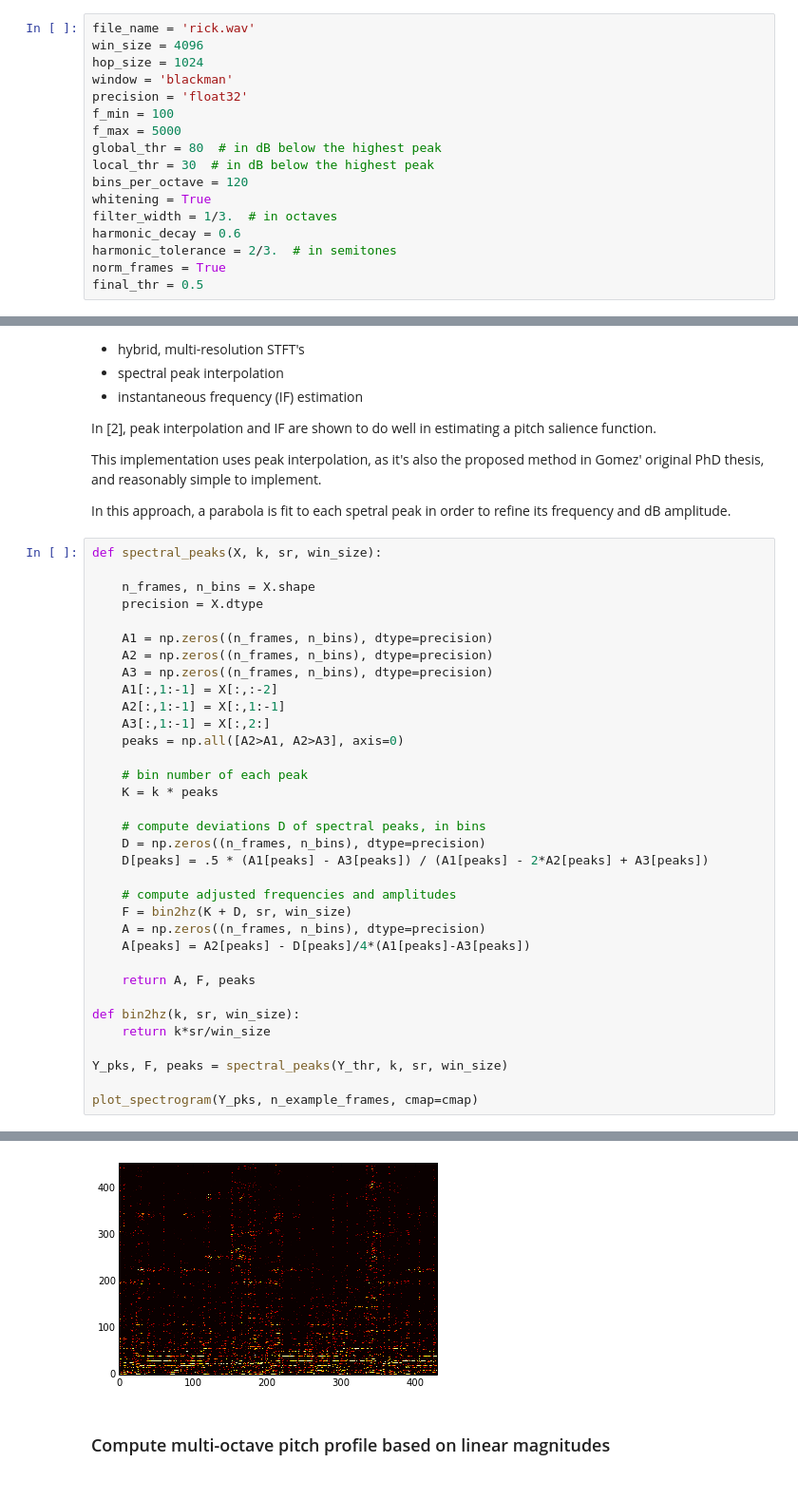
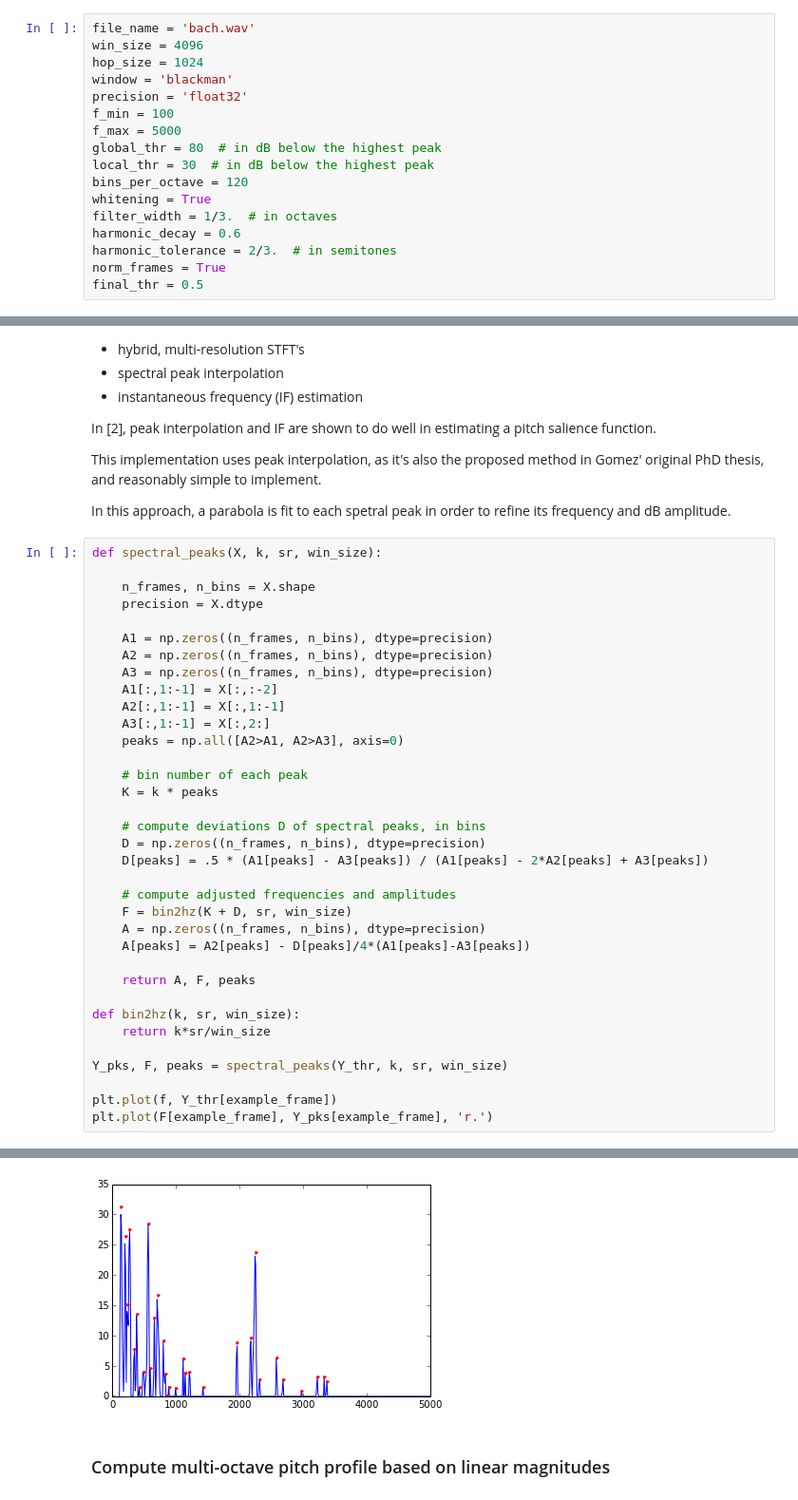
Before and after one commit to jvbalen/hpcp_demo, a Jupyter notebook: hpcp_v1.ipynb, the cells around one changed output, grey strips where cells are left out. Shown: that part at 95% size. Drawn from its saved outputs; the diff is of its cells as text.

Commit message:
add plots

```diff
--- a/hpcp_v1.ipynb
+++ b/hpcp_v1.ipynb
@@ -43,7 +43,7 @@ import matplotlib.pyplot as plt
 # %% [markdown]
 ### HPCP parameters
 # %%
-file_name = 'rick.wav'
+file_name = 'bach.wav'
 win_size = 4096
 hop_size = 1024
 window = 'blackman'
@@ -192,5 +190,6 @@ def bin2hz(k, sr, win_size):
 
 Y_pks, F, peaks = spectral_peaks(Y_thr, k, sr, win_size)
 
-plot_spectrogram(Y_pks, n_example_frames, cmap=cmap)
+plt.plot(f, Y_thr[example_frame])
+plt.plot(F[example_frame], Y_pks[example_frame], 'r.')
 # %% [output]
@@ -197,4 +197,4 @@ plot_spectrogram(Y_pks, n_example_frames, cmap=cmap)
-[figure, old version]
+[figure, new version]
 # %% [markdown]
 ### Compute multi-octave pitch profile based on linear magnitudes
 # %%
```
Also changed, not shown: parts of 8 cells of this notebook.
